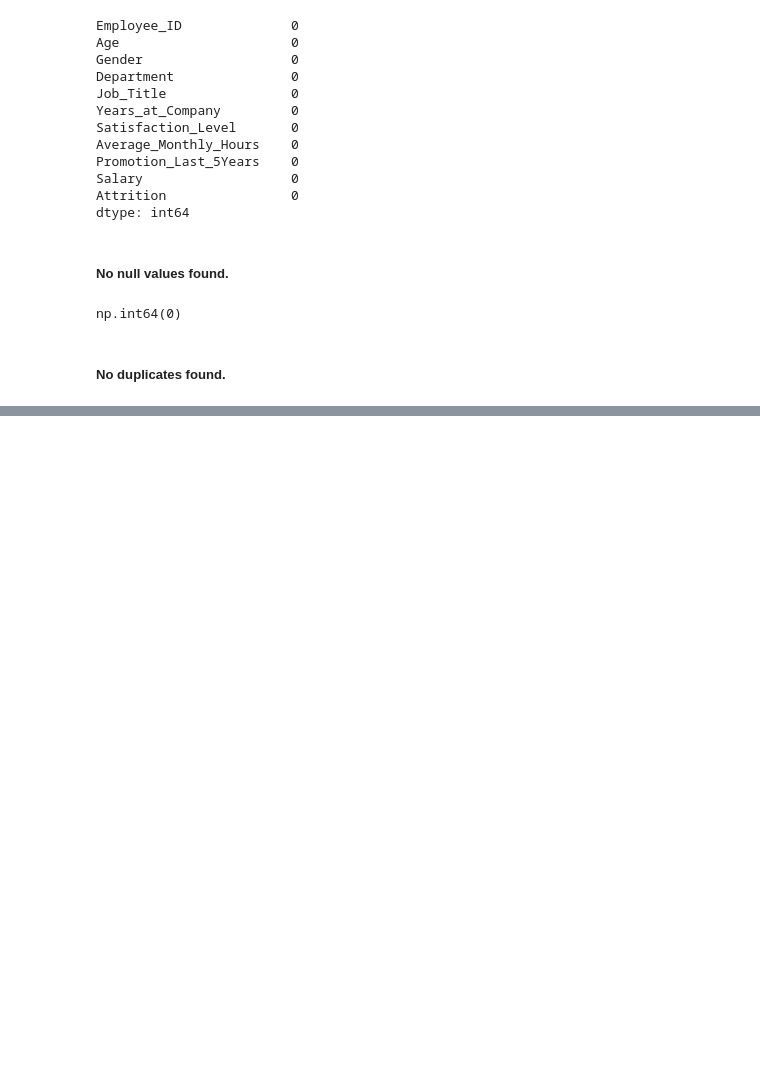
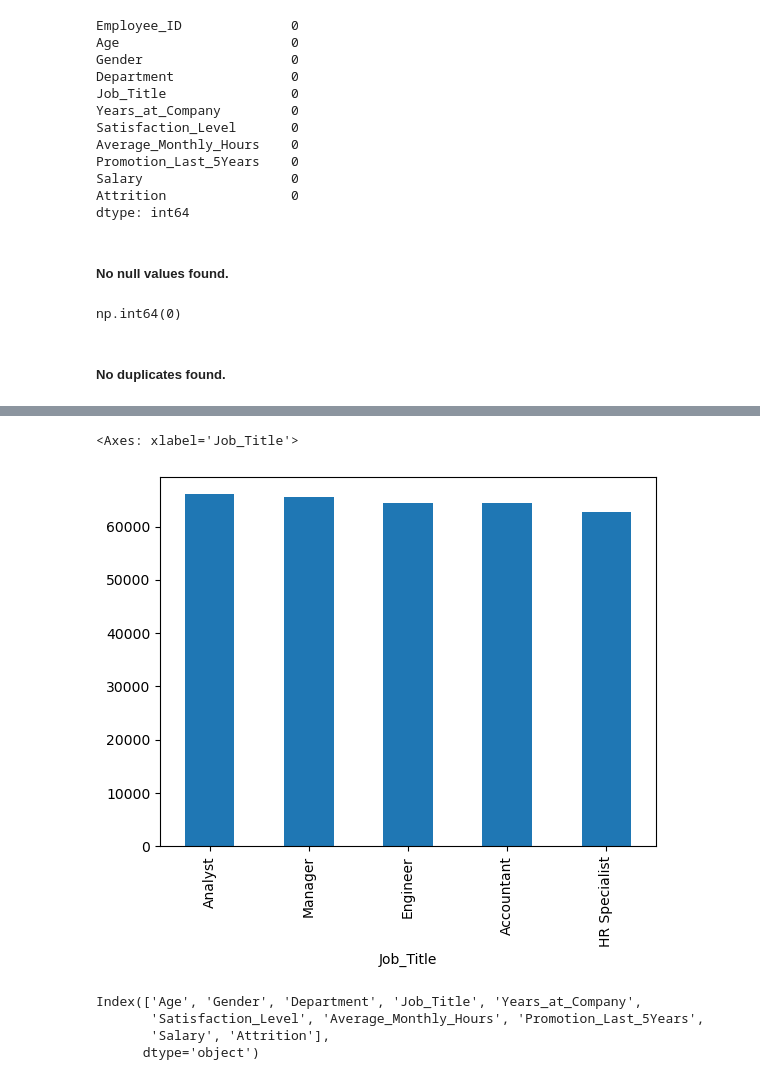
Before and after one commit to dilliram-code/Employee-Salary-predictor, a Jupyter notebook: salary_predictor.ipynb, the cells around one changed output, grey strips where cells are left out. Cells and saved outputs as stored; diff of their text form; code cells hidden in the pictures; blank space fills up the shorter version.

Commit message:
explore: job titles based on the salaries

```diff
--- a/salary_predictor.ipynb
+++ b/salary_predictor.ipynb
@@ -82,0 +88,12 @@ df.drop(columns="Employee_ID", inplace=True)
+# %%
+df.groupby('Job_Title')['Salary'].mean().sort_values(ascending=False).plot(kind='bar')
+# %% [output]
+<Axes: xlabel='Job_Title'>
+[figure, added]
+# %%
+df.columns
+# %% [output]
+Index(['Age', 'Gender', 'Department', 'Job_Title', 'Years_at_Company',
+       'Satisfaction_Level', 'Average_Monthly_Hours', 'Promotion_Last_5Years',
+       'Salary', 'Attrition'],
+      dtype='object')
```
Also changed, not shown: parts of 1 cell of this notebook.
